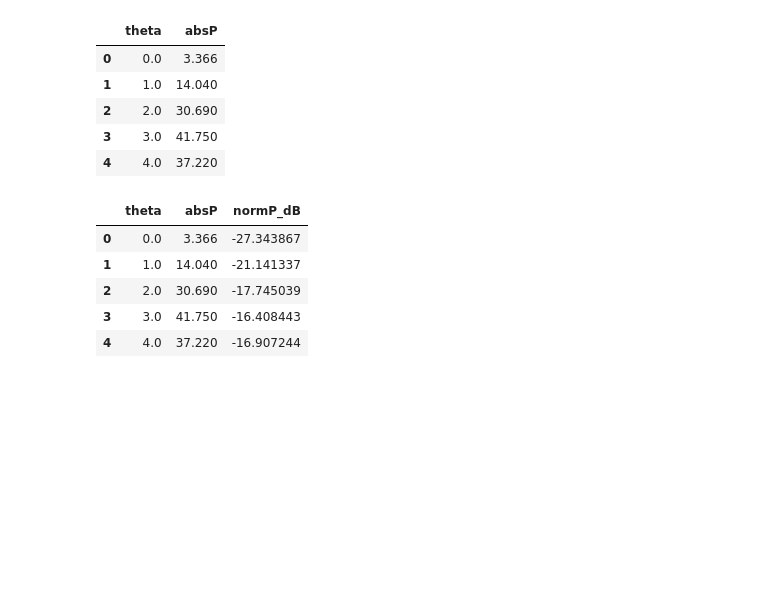
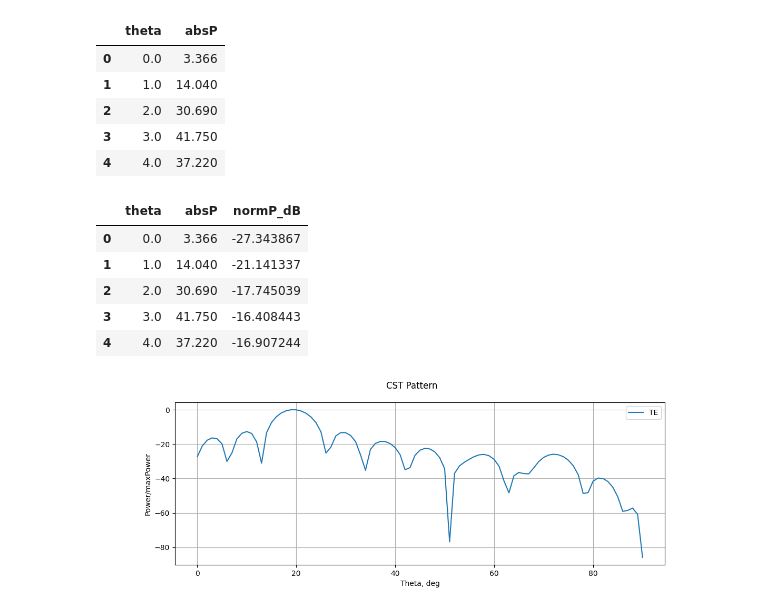
Before and after one commit to isvoropaev02/post_processing_RIS, a Jupyter notebook: scattering_pattern_RIS.ipynb, the cells around one changed output. Drawn from its saved outputs; the diff is of its cells as text; code cells hidden in the pictures; blank space fills up the shorter version.

Commit message:
cst_pattern printed

```diff
--- a/scattering_pattern_RIS.ipynb
+++ b/scattering_pattern_RIS.ipynb
@@ -78,3 +78,18 @@ cst_pattern.head()
 | 4 | 4.0 | 37.220 | -16.907244 |
 # %%
 # np.sum(np.isnan(cst_pattern['normP_dB']))
+# %%
+fig1 = plt.figure(figsize=(12,4))
+
+ax_1 = fig1.add_subplot(111)
+ax_1.plot(cst_pattern['theta'], cst_pattern['normP_dB'], label='TE')
+ax_1.set_xlabel("Theta, deg")
+ax_1.set_ylabel("Power/maxPower")
+ax_1.legend()
+ax_1.grid()
+
+
+fig1.suptitle('CST Pattern')
+plt.show()
+# %% [output]
+[figure, added]
```
